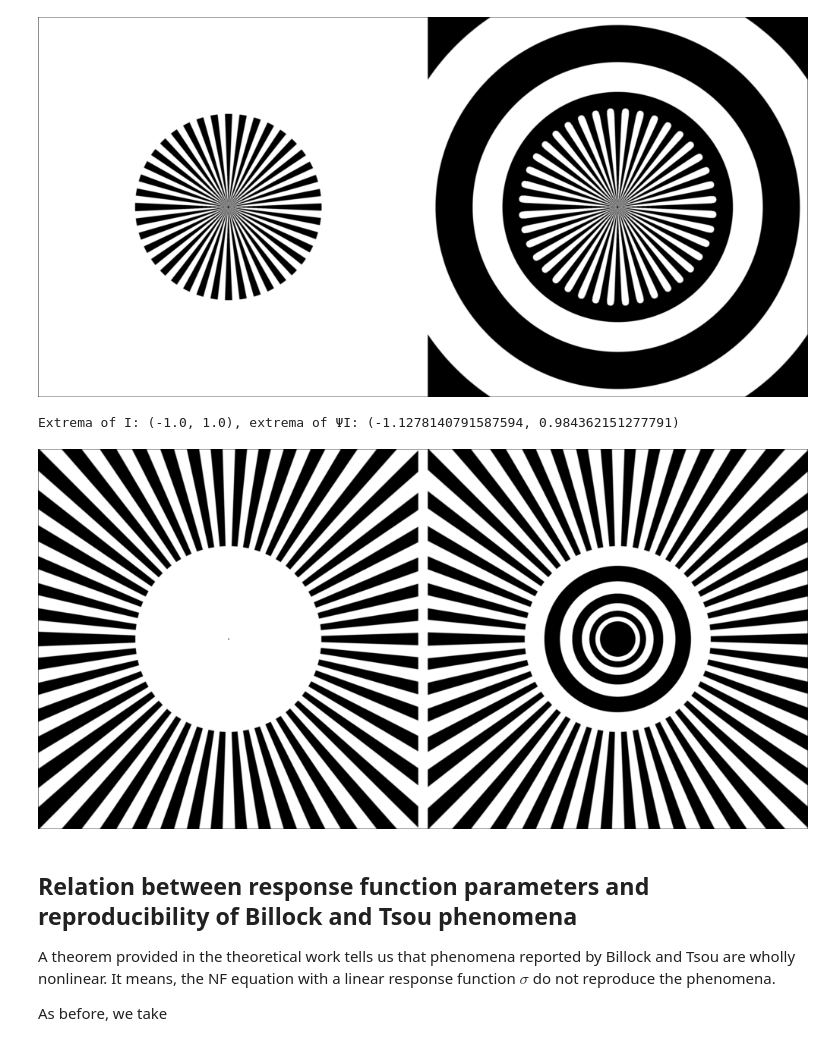
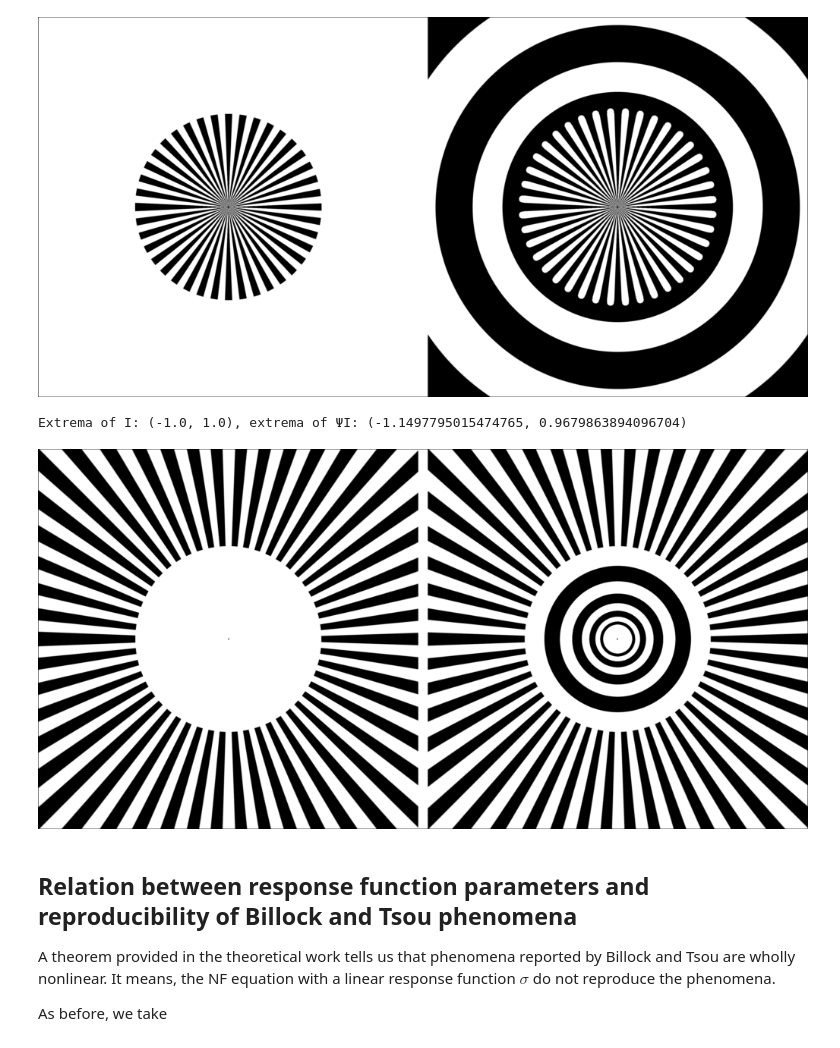
Before and after one commit to dprn/MacKay-Billock_Tsou-2022, a Jupyter notebook: mackay-type-illusions.ipynb, the cells around one changed output. Drawn from its saved outputs; the diff is of its cells as text; code cells hidden in the pictures.

```diff
--- a/mackay-type-illusions.ipynb
+++ b/mackay-type-illusions.ipynb
@@ -427,13 +426,13 @@ Extrema of I: (-1.0, 1.0), extrema of ΨI: (-1.1033525614458126, 1.1105164315311
 # %%
 # Billock and Tsou's experiments for funnel pattern localised in the periphery
 
-# response function (m = 0.2, α = 0.8)
-periphery_BT = Model(BillockTsou; σ = Σ(m=0.2, α = 0.8))
+# response function (m = 0.1, α = 0.8)
+periphery_BT = Model(BillockTsou; σ = Σ(m=0.1, α = 0.8))
 
 Ψ(funnel_periphery(BillockTsou), periphery_BT, threshold = 1e-11)
 # %% [output]
-Extrema of I: (-1.0, 1.0), extrema of ΨI: (-1.1278140791587594, 0.984362151277791)
+Extrema of I: (-1.0, 1.0), extrema of ΨI: (-1.1497795015474765, 0.9679863894096704)
-[figure, old version]
+[figure, new version]
 # %% [markdown]
 ## Relation between response function parameters and reproducibility of Billock and Tsou phenomena
 
```
Also changed, not shown: parts of 3 cells of this notebook.
